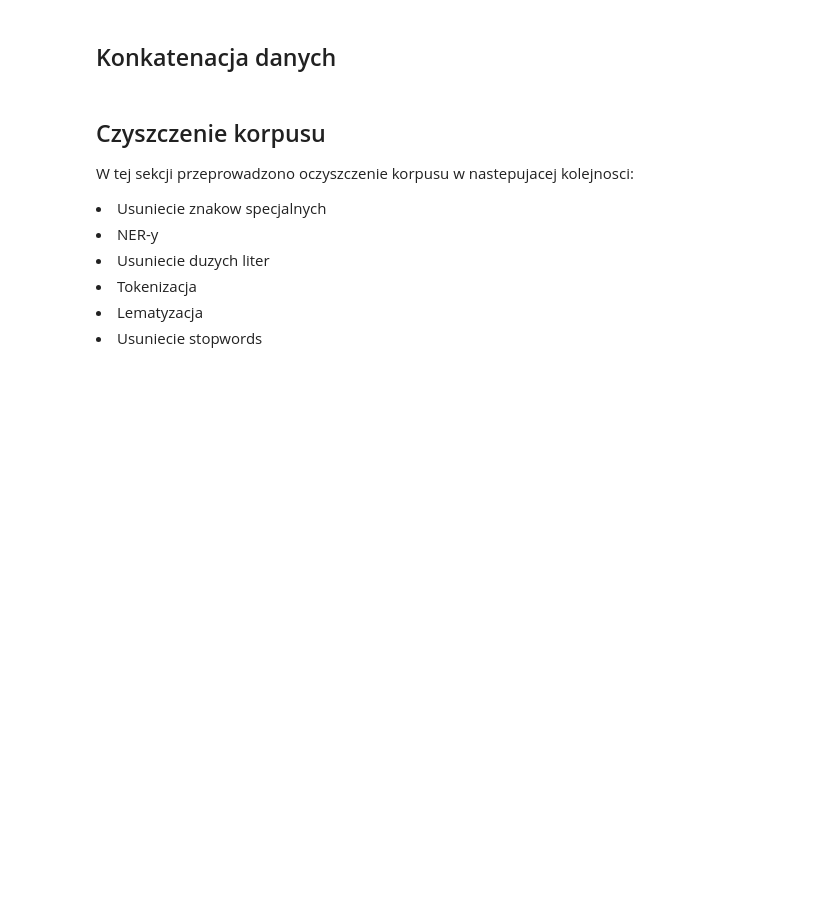
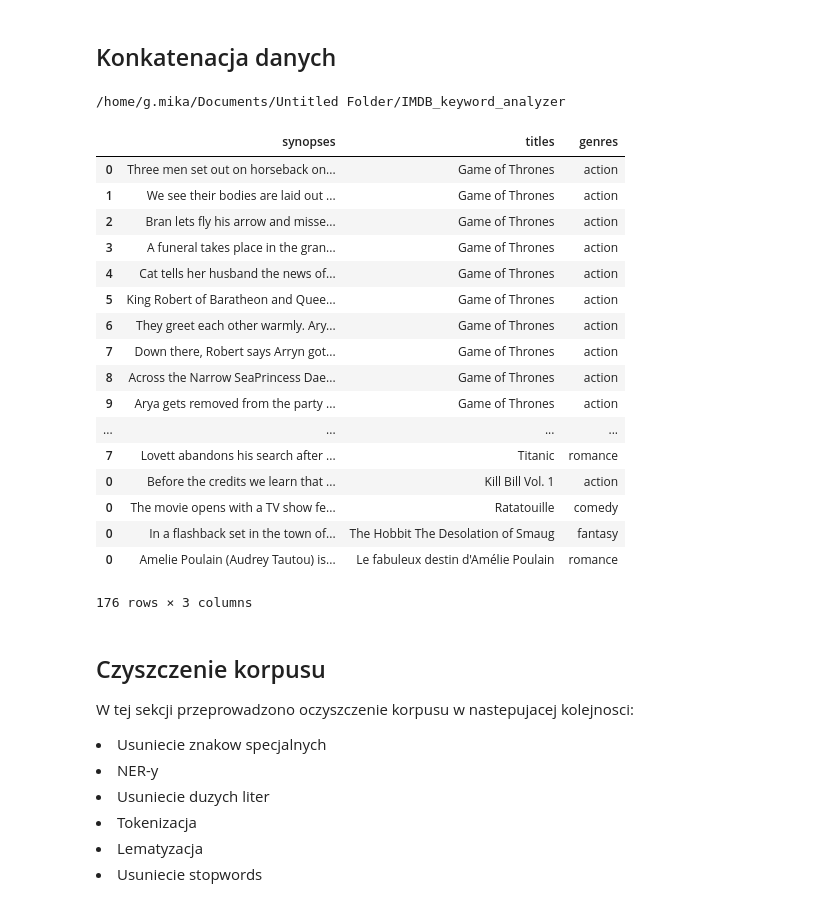
Before and after one commit to MartaKapielska/IMDBScraper, a Jupyter notebook: Synapses_Movies_Analysis.ipynb, the cells around one changed output. Saved outputs shown, nothing was run; the diff lists cells and outputs as text; code cells hidden in the pictures; blank space fills up the shorter version.

```diff
--- a/Synapses_Movies_Analysis.ipynb
+++ b/Synapses_Movies_Analysis.ipynb
@@ -65,23 +66,53 @@ from sklearn.cluster import KMeans
 # %% [markdown]
 ##  Konkatenacja danych
 # %%
-path =r'data'
-allFiles = glob.glob(path + "/*.txt")
-rank = list(range(1, 170))
+cwd = os.getcwd()
+print(cwd)
+targetdir = "/home/g.mika/Documents/Untitled Folder/IMDB_keyword_analyzer/movies_txt_storylines/"
+filelist = os.listdir(targetdir)
+#if file.endswith(".txt"):
+
+rank = list(range(1, 177))
 movies_df = pd.DataFrame(index = [rank])
 list_ = []
-for index, file_ in enumerate(allFiles):
-    df = pd.read_csv(file_,sep=';;;',header=None)
+
+#df_list = [pd.read_table(targetdir + file, encoding='utf-8', engine='python') for file in filelist]
+
+for index, file_ in enumerate(filelist):
+    df = pd.read_csv(targetdir + file_,skipinitialspace=True,sep=';;;', header=None)
     df.columns = ['synopses']
+
     file_ = file_.split("/")
-    file_ = file_[1].split("_")
+    file_ = file_[0].split("_")
     genre = file_[1].split(".")
     genre2 = re.sub('\d+', '', genre[0])
     df['titles'] = file_[0]
     df['genres'] = genre2
+    title_prev = ''
     list_.append(df)
 
 movies_df = pd.concat(list_)
+movies_df
+# %% [output]
+/home/g.mika/Documents/Untitled Folder/IMDB_keyword_analyzer
+|  | synopses | titles | genres |
+| 0 | Three men set out on horseback on... | Game of Thrones | action |
+| 1 | We see their bodies are laid out ... | Game of Thrones | action |
+| 2 | Bran lets fly his arrow and misse... | Game of Thrones | action |
+| 3 | A funeral takes place in the gran... | Game of Thrones | action |
+| 4 | Cat tells her husband the news of... | Game of Thrones | action |
+| 5 | King Robert of Baratheon and Quee... | Game of Thrones | action |
+| 6 | They greet each other warmly. Ary... | Game of Thrones | action |
+| 7 | Down there, Robert says Arryn got... | Game of Thrones | action |
+| 8 | Across the Narrow SeaPrincess Dae... | Game of Thrones | action |
+| 9 | Arya gets removed from the party ... | Game of Thrones | action |
+| ... | ... | ... | ... |
+| 7 | Lovett abandons his search after ... | Titanic | romance |
+| 0 | Before the credits we learn that ... | Kill Bill Vol. 1 | action |
+| 0 | The movie opens with a TV show fe... | Ratatouille | comedy |
+| 0 | In a flashback set in the town of... | The Hobbit The Desolation of Smaug | fantasy |
+| 0 | Amelie Poulain (Audrey Tautou) is... | Le fabuleux destin d'Amélie Poulain | romance |
+176 rows × 3 columns
 # %% [markdown]
 ## Czyszczenie korpusu
 
```
Also changed, not shown: parts of 16 cells of this notebook.
